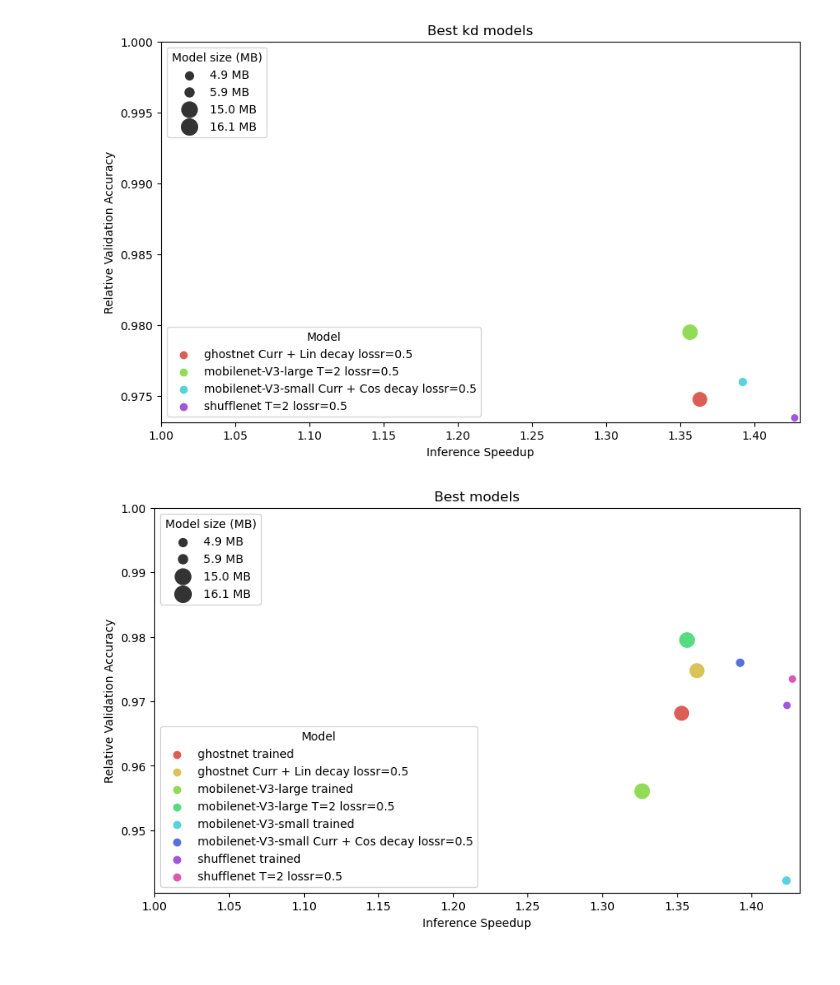
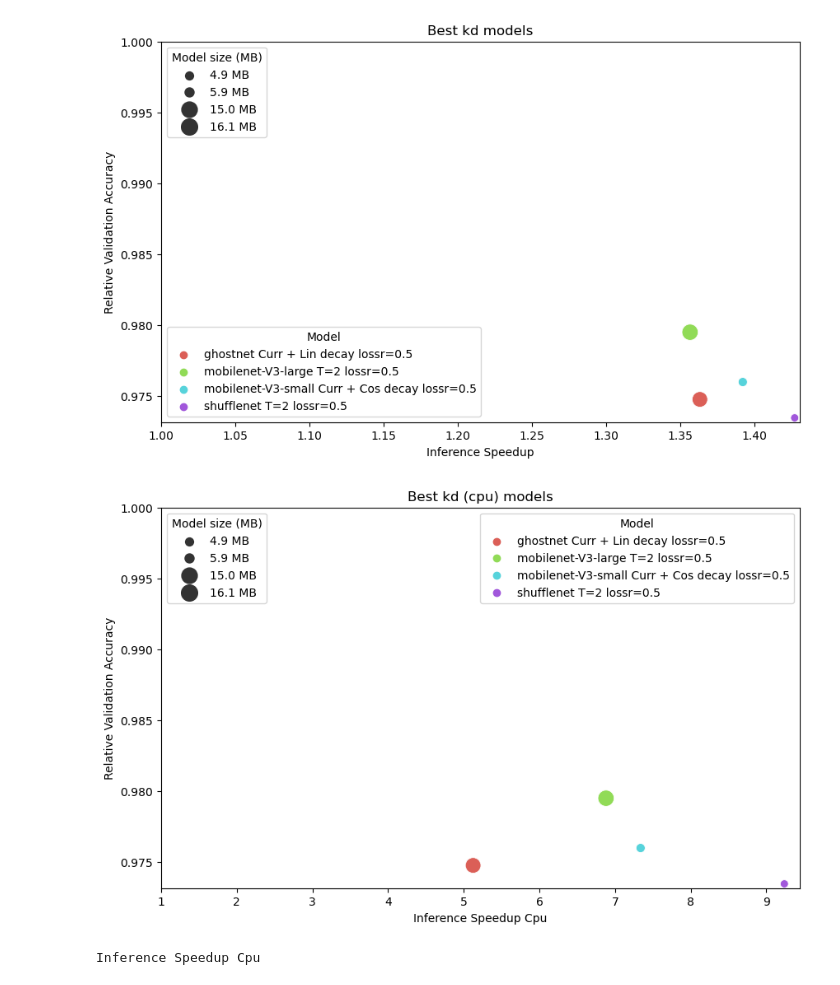
Before and after one commit to AndrisFreeman/KnowledgeDistillation_AZ, a Jupyter notebook: eval_experiments.ipynb, the cells around one changed output. Drawn from its saved outputs; the diff is of its cells as text; code cells hidden in the pictures.

Commit message:
inference speedup on CPU

```diff
--- a/eval_experiments.ipynb
+++ b/eval_experiments.ipynb
@@ -11,7 +11,7 @@ import seaborn as sns
 
 metrics_to_use = ["student_model_name", "T", "bs", "loss_ratio",
                   "conditional", "curriculum", "cosine_decay",
-                  "inference_speed", "student_memory", "student_num_params", #"batch_time",
+                  "inference_speed", "cpu_data_batch_time", "student_memory", "student_num_params", #"batch_time",
                   "train_loss", "val_loss", "train_acc", "val_acc"]
 # %%
 # Get all JSONs from results folder
@@ -119,6 +135,7 @@ df['student_num_params'] = df['student_num_params'] / 1e6
 df["relative_val_loss"] = df["val_loss"] / teacher_data[0]["val_loss"]
 df["relative_val_acc"] = df["val_acc"] / teacher_data[0]["val_acc"]
 df["inference_speedup"] = teacher_data[0]["inference_speed"] / df["inference_speed"]
+df["inference_speedup_cpu"] = teacher_data[0]["cpu_data_batch_time"] / df["cpu_data_batch_time"]
 # Remove hyperparameters for teacher model
 df.loc[df['student_model_name'] == "teacher_model", ["full_model_name", "model_name", "hyperparameters"]] = "Teacher model"
 
@@ -284,10 +283,19 @@ def is_float(s):
     except ValueError:
         return False
 
-def scatterplot_compare(df, model_group="All", plot=False, model_name_pos="lower right", model_size_pos="upper left"):
+def format_string(input_string):
+    """
+    Helper function to format the X axis label
+    """
+    # Replace underscores with whitespace
+    input_string = input_string.replace('_', ' ')
+    # Capitalize the first letter of each word
+    input_string = input_string.title()
+    return input_string
+
+def scatterplot_compare(df, model_group="All", x="inference_speedup", plot=False, model_name_pos="lower right", model_size_pos="upper left"):
     # Create a scatter plot
     plt.figure(figsize=(10, 6))
-
 
     if "best" in model_group.lower():
         name_column = "model_name"
@@ -299,7 +307,7 @@ def scatterplot_compare(df, model_group="All", plot=False, model_name_pos="lower
     # Create a color palette
     palette = sns.color_palette("hls", df[name_column].nunique())
 
-    scatter = sns.scatterplot(data=df, x='inference_speedup', y='relative_val_acc',
+    scatter = sns.scatterplot(data=df, x=x, y='relative_val_acc',
                               size='student_memory', sizes=(50, 200),
                               hue=name_column, palette=palette)
 
@@ -323,7 +331,8 @@ def scatterplot_compare(df, model_group="All", plot=False, model_name_pos="lower
     plt.gca().add_artist(size_legend)
 
     plt.title(f'{model_group.capitalize()} models')
-    plt.xlabel('Inference Speedup')
+    x_label = format_string(x)
+    plt.xlabel(x_label)
     plt.ylabel('Relative Validation Accuracy')
     plt.savefig(f'images/fat_plot_{model_group}.png')
     if plot:
@@ -364,8 +374,23 @@ scatterplot_compare(best_df, model_group="best KD", plot=True,
                     model_name_pos="lower left")
 # %% [output]
 [figure]
+# %%
+scatterplot_compare(best_df, x="inference_speedup_cpu", model_group="best KD (CPU)", plot=True,
+                    model_name_pos="upper right")
+# %% [output]
+[figure, added]
+# %%
+def format_string(input_string):
+    # Replace underscores with whitespace
+    input_string = input_string.replace('_', ' ')
+    # Capitalize the first letter of each word
+    input_string = input_string.title()
+    return input_string
+
+# Test the function with your input
+print(format_string("inference_speedup_cpu"))
+# %% [output]
+Inference Speedup Cpu
 # %%
 scatterplot_compare(df_kd[df_kd["student_model_name"] != "teacher_model"], model_group="best", plot=True,
                     model_name_pos="lower left")
-# %% [output]
-[figure, removed]
```
Also changed, not shown: parts of 11 cells of this notebook, 2 other files.
